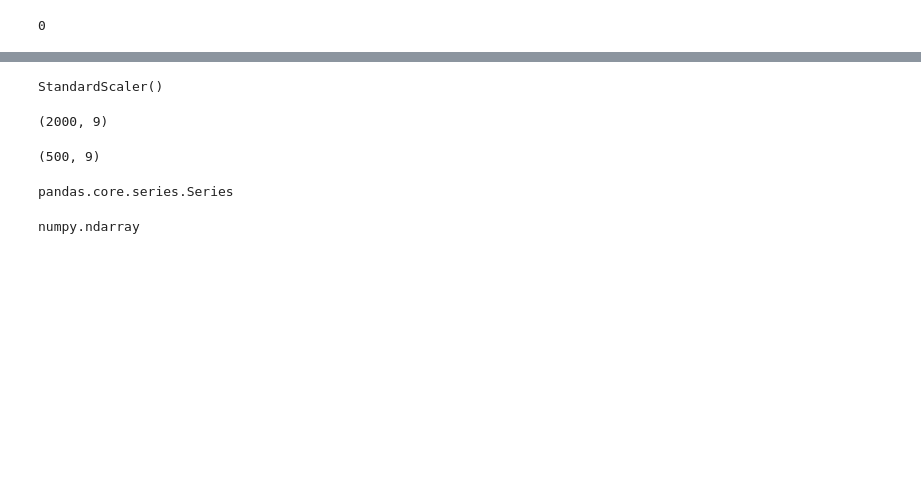
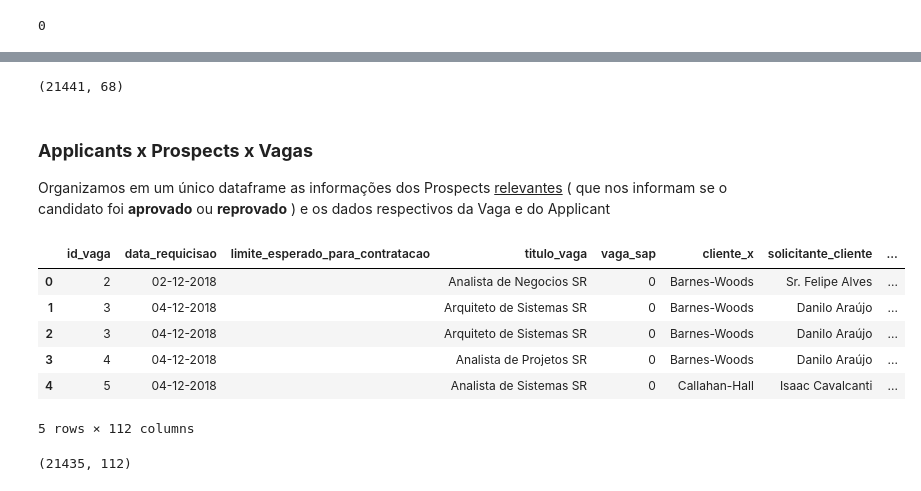
Before and after one commit to PaivaHugo/Datathon-FIAP, a Jupyter notebook: notebooks/TratamentoDosDados.ipynb, the cells around one changed output, grey strips where cells are left out. Drawn from its saved outputs; the diff is of its cells as text; code cells hidden in the pictures; blank space fills up the shorter version.

Commit message:
feat: Criando Dataframe unindo as bases de dados

```diff
--- a/notebooks/TratamentoDosDados.ipynb
+++ b/notebooks/TratamentoDosDados.ipynb
@@ -507,8 +476,0 @@ X_train, X_test, y_train, y_test = train_test_split(X, y, test_size=0.20)
-# %%
-from sklearn.preprocessing import StandardScaler
-
-scaler = StandardScaler()
-scaler.fit(X_train)
-scaler.fit(X_test)
-# %% [output]
-StandardScaler()
@@ -518,12 +477,23 @@ X_test = scaler.transform(X_test)
 # %%
-X_train.shape
+df_relevant_applicants.shape
 # %% [output]
-(2000, 9)
+(21441, 68)
+# %% [markdown]
+### **Applicants x Prospects x Vagas**
+
+Organizamos em um único dataframe as informações dos Prospects <u>relevantes</u> ( que nos informam se o candidato foi **aprovado** ou **reprovado** ) e os dados respectivos da Vaga e do Applicant
+# %%
+df_relevant_applicants_prospects_vagas = pd.merge(df_vagas_normalized, df_relevant_applicants, how="inner", on="id_vaga")
+df_relevant_applicants_prospects_vagas.sort_values(by=['id_vaga','codigo_candidato'], ascending=True).head()
+# %% [output]
+|  | id_vaga | data_requicisao | limite_esperado_para_contratacao | titulo_vaga | vaga_sap | cliente_x | solicitante_cliente | ... |
+| 0 | 2 | 02-12-2018 |  | Analista de Negocios SR | 0 | Barnes-Woods | Sr. Felipe Alves | ... |
+| 1 | 3 | 04-12-2018 |  | Arquiteto de Sistemas SR | 0 | Barnes-Woods | Danilo Araújo | ... |
+| 2 | 3 | 04-12-2018 |  | Arquiteto de Sistemas SR | 0 | Barnes-Woods | Danilo Araújo | ... |
+| 3 | 4 | 04-12-2018 |  | Analista de Projetos SR | 0 | Barnes-Woods | Danilo Araújo | ... |
+| 4 | 5 | 04-12-2018 |  | Analista de Sistemas SR | 0 | Callahan-Hall | Isaac Cavalcanti | ... |
+5 rows × 112 columns
 # %%
-X_test.shape
+df_relevant_applicants_prospects_vagas.shape
 # %% [output]
-(500, 9)
+(21435, 112)
-# %%
-type(y_train)
-# %% [output]
-pandas.core.series.Series
@@ -536,4 +499,0 @@ y_test = np.asarray(y_test).astype('float32').reshape((-1,1))
-# %%
-type(y_train)
-# %% [output]
-numpy.ndarray
```
Also changed, not shown: parts of 10 cells of this notebook.
